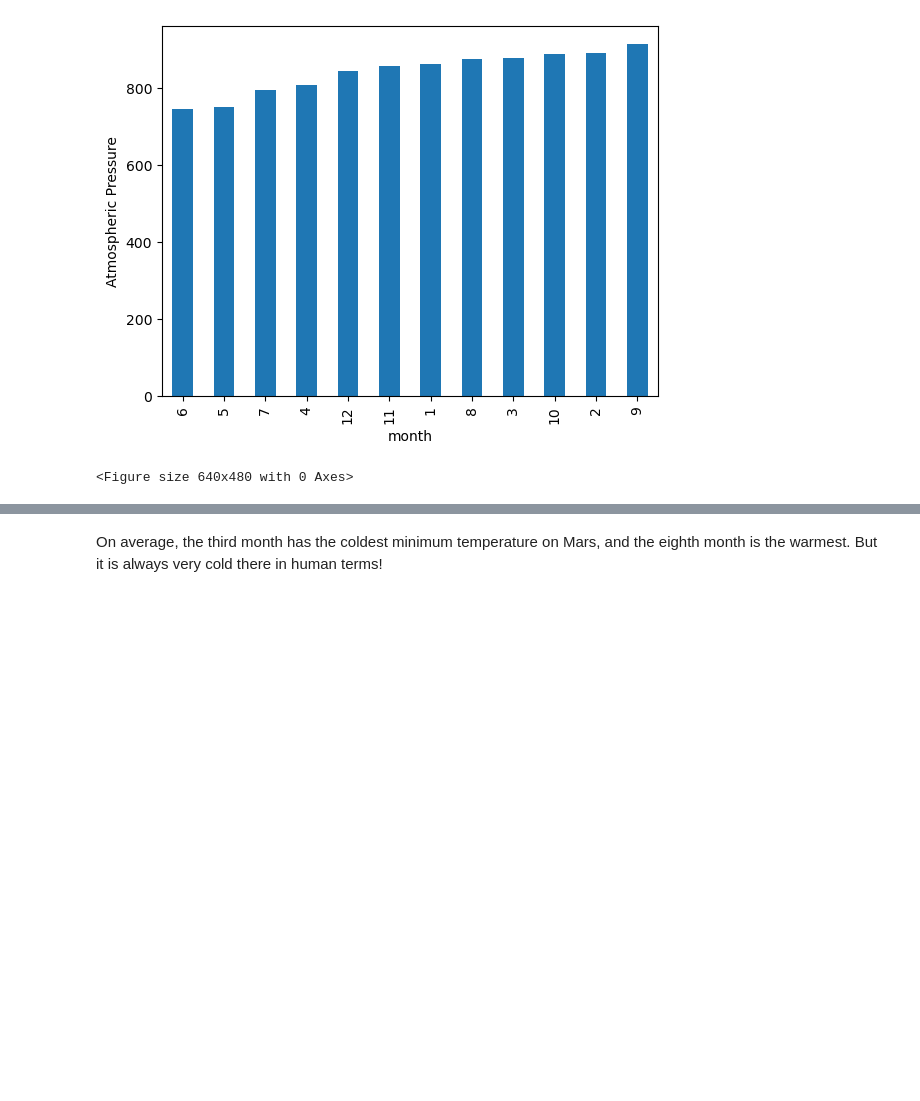
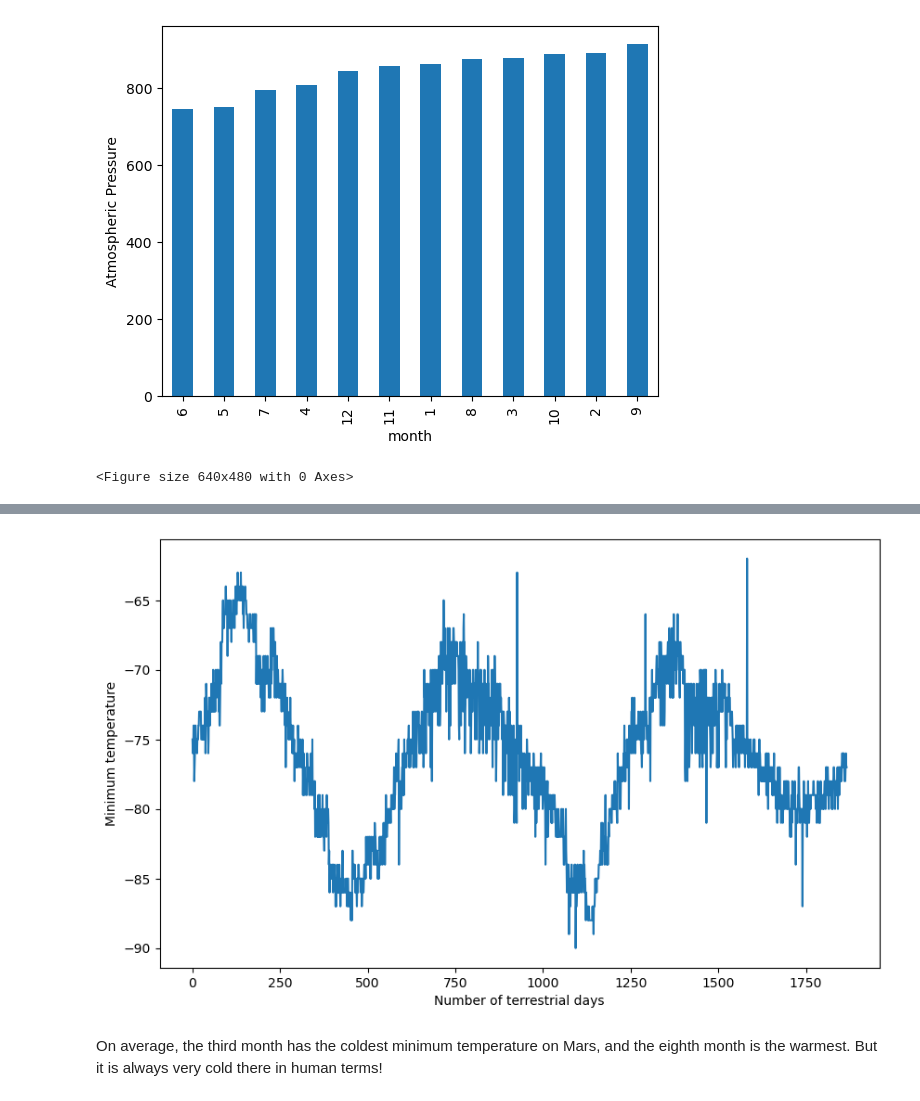
Before and after one commit to Evis-S/WebScraping-Challenge, a Jupyter notebook: Mars News/part_2_mars_weather.ipynb, the cells around one changed output, grey strips where cells are left out. Saved outputs shown, nothing was run; the diff lists cells and outputs as text; code cells hidden in the pictures; blank space fills up the shorter version.

```diff
--- a/Mars News/part_2_mars_weather.ipynb
+++ b/Mars News/part_2_mars_weather.ipynb
@@ -262,3 +254,15 @@ dtype: int64
+# %%
+
+# 5. How many terrestrial (earth) days are there in a Martian year?
+plt.figure(figsize=(10,6))
+mars_weather_df['min_temp'].plot(x='month',y='min_temp')
+plt.xlabel('Number of terrestrial days')
+plt.ylabel('Minimum temperature')
+plt.xticks(np.arange(0,len(mars_weather_df), 250))
+#plt.figure(figsize=(100,100))
+plt.show()
+# %% [output]
+[figure, added]
 # %% [markdown]
 On average, the third month has the coldest minimum temperature on Mars, and the eighth month is the warmest. But it is always very cold there in human terms!
 # %% [markdown]
```
Also changed, not shown: parts of 5 cells of this notebook.
